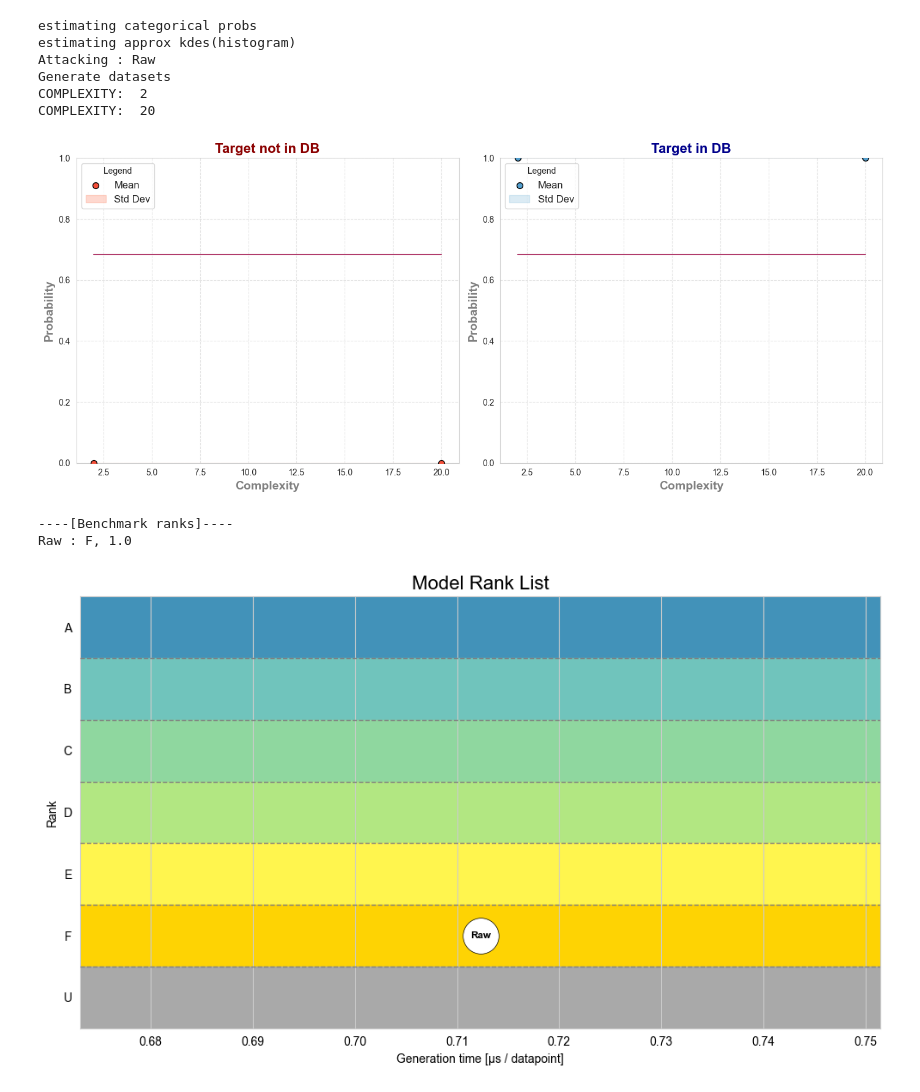
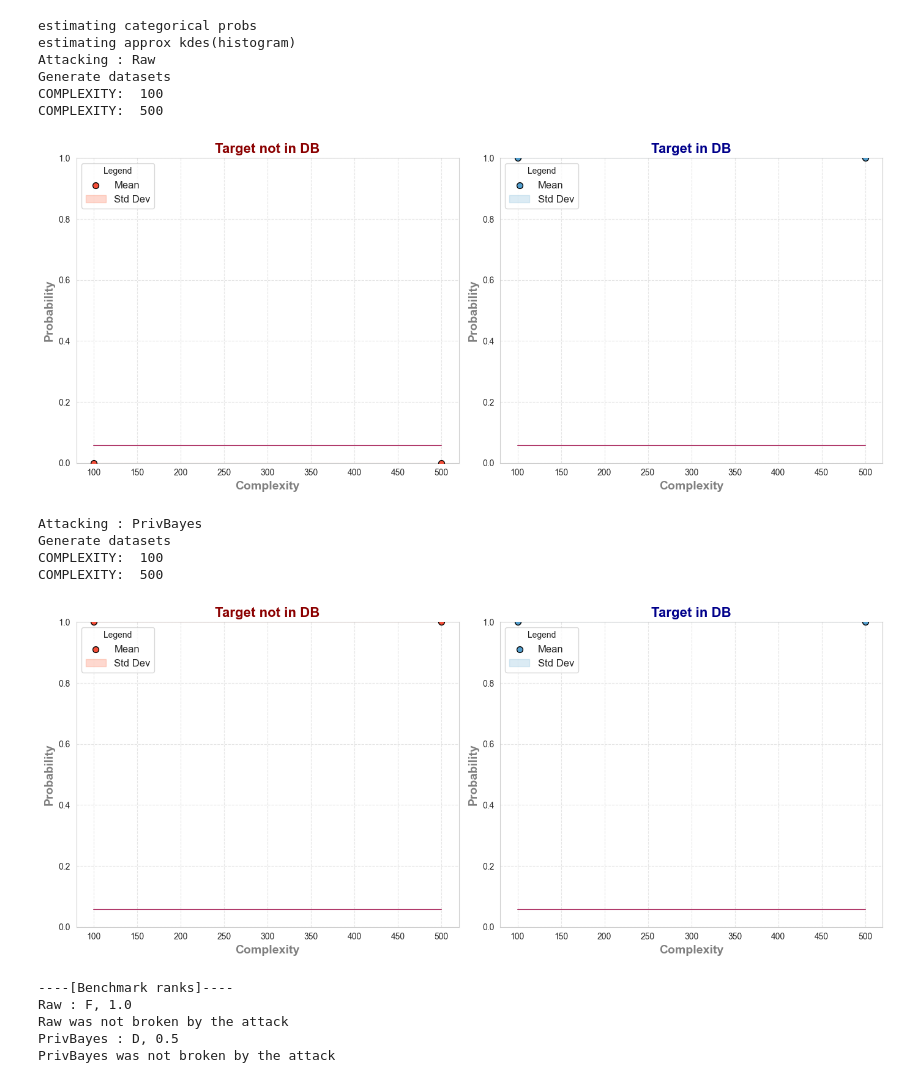
Before and after one commit to ArthGV/Benchmarking-of-Tabular-Synthetic-Data-Generation, a Jupyter notebook: privacy/run_pipeline.ipynb, the cells around one changed output. Cells and saved outputs as stored; diff of their text form; code cells hidden in the pictures.

Commit message:
added privbayes generator

```diff
--- a/privacy/run_pipeline.ipynb
+++ b/privacy/run_pipeline.ipynb
@@ -8,28 +15,35 @@ from utils.benchmark_metric import AUCMetric
 # %%
 data = tapas.datasets.TabularDataset.read("data/dummy")
 target_record = data.get_records([0])
 data.drop_records([0], in_place=True)
-attack = MyAttack(100, features=RandomTargetedQueryFeature(target_record,4,1))
+attack = MyAttack(100, features=RandomTargetedQueryFeature(target_record,4,2))
 
-#gen = ReprosynGenerator(DS_PRIVBAYES, label="PrivBayes", epsilon=1.0)
+gen = ReprosynGenerator(DS_PRIVBAYES, label="PrivBayes", epsilon=1.0)
 
-pipeline = BenchmarkPipeline(data, attack, [Raw()], target_record=target_record)
+pipeline = BenchmarkPipeline(data, attack, [Raw(),gen], target_record=target_record)
 benchmarking_metric = AUCMetric([0, 0.17, 0.33, 0.5, 0.67, 0.83])
 
 
 # just add the path to the folder where the generated data will be saved, the name of the file will be generated automatically
-pipeline.run([2,20], 1, 2,  plot_style='double', benchmarking_metric=benchmarking_metric)
+pipeline.run([100,500], 1, 2,  plot_style='double', benchmarking_metric=benchmarking_metric)
 
 # if you want to run the attack without generating data, just set generate=False and add the path to the folder where the generated data will be saved
 # pipeline.run_importing_data([2,4], 1, 2, imported_data_path="data/shadow_datasets_Raw_4.pkl")
 # %% [output]
 estimating categorical probs
 estimating approx kdes(histogram)
 Attacking : Raw
 Generate datasets
-COMPLEXITY:  2
-COMPLEXITY:  20
+COMPLEXITY:  100
+COMPLEXITY:  500
-[figure, old version]
+[figure, new version]
-----[Benchmark ranks]----
-Raw : F, 1.0
+Attacking : PrivBayes
+Generate datasets
+COMPLEXITY:  100
+COMPLEXITY:  500
-[figure, old version]
+[figure, new version]
+----[Benchmark ranks]----
+Raw : F, 1.0
+Raw was not broken by the attack
+PrivBayes : D, 0.5
+PrivBayes was not broken by the attack
```
Also changed, not shown: parts of 2 cells of this notebook, 1 other file.
